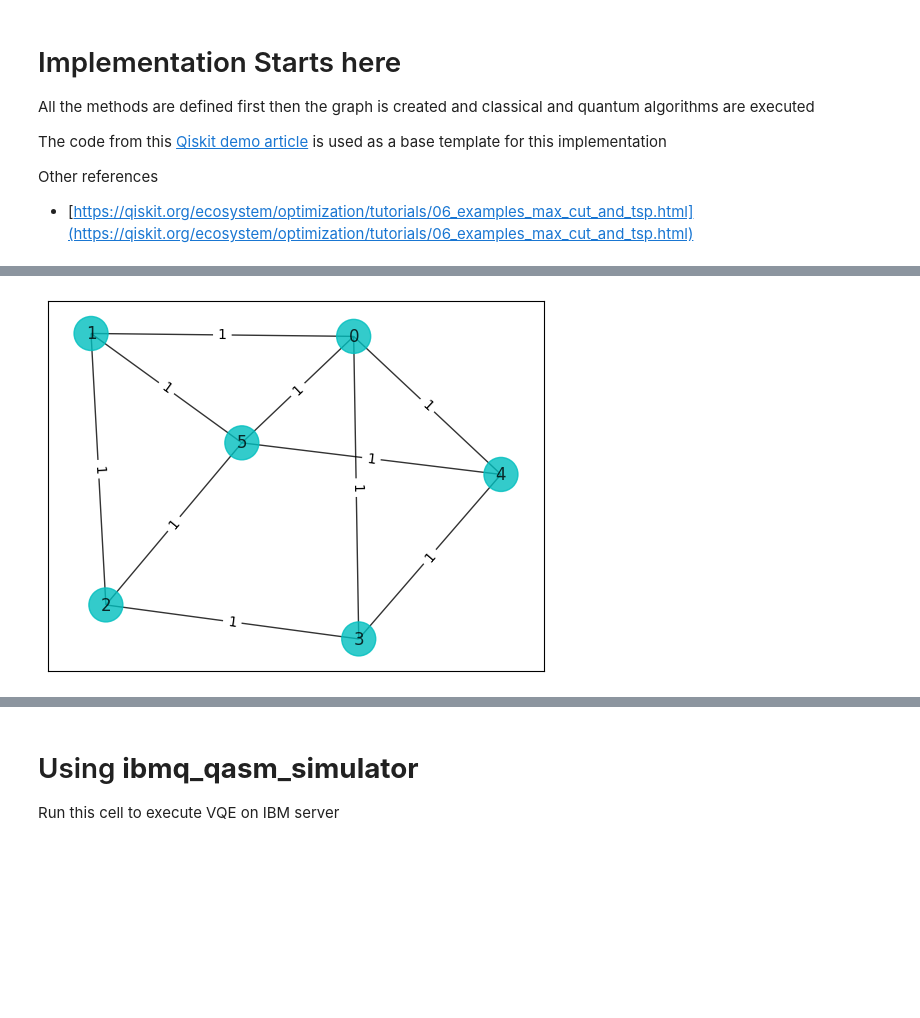
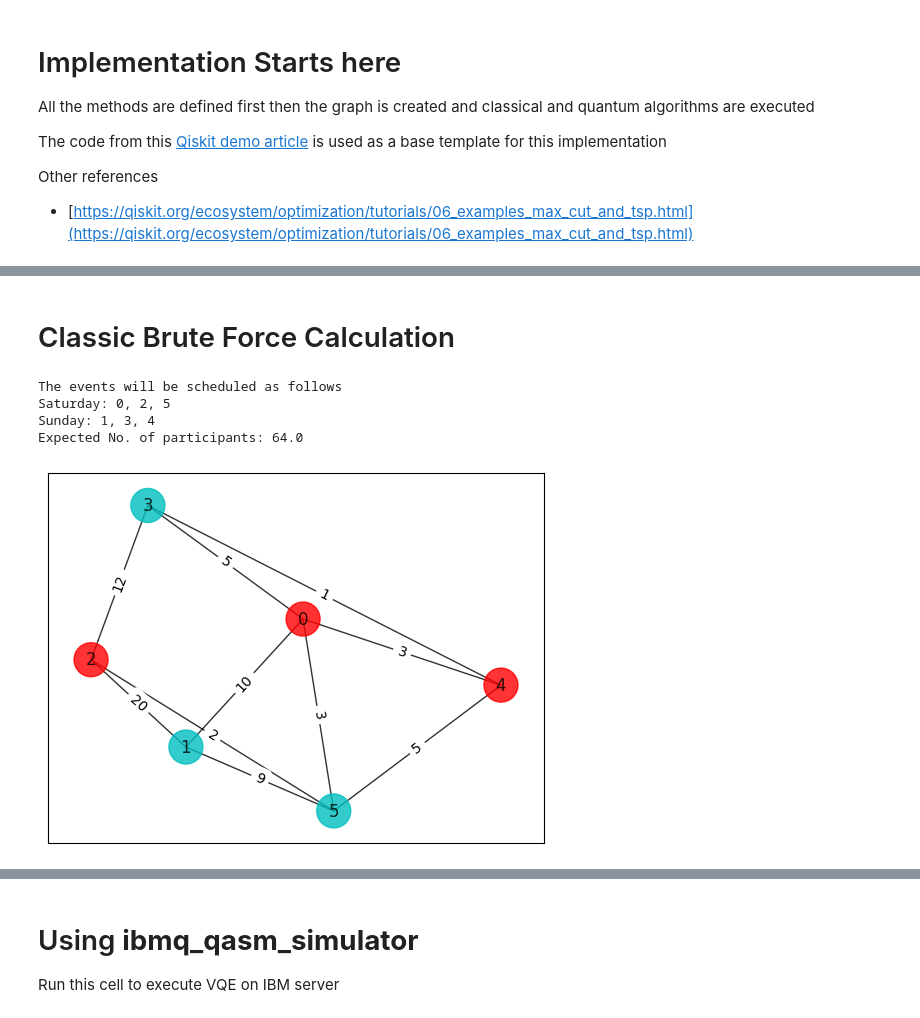
Before and after one commit to jashgopani/maxcut-vqe, a Jupyter notebook: maxcut_vqe.ipynb, the cells around one changed output, grey strips where cells are left out. Cells and saved outputs as stored; diff of their text form; code cells hidden in the pictures; blank space fills up the shorter version.

```diff
--- a/maxcut_vqe.ipynb
+++ b/maxcut_vqe.ipynb
@@ -75,3 +123,34 @@ def draw_graph(G, colors, pos):
+# %% [markdown]
+# Classic Brute Force Calculation
+# %%
+w = np.zeros([n, n])
+for i in range(n):
+    for j in range(n):
+        temp = G.get_edge_data(i, j, default=0)
+        if temp != 0:
+            w[i, j] = temp["weight"]
+
+best_cost_brute = 0
+for b in range(2**n):
+    x = [int(t) for t in reversed(list(bin(b)[2:].zfill(n)))]
+    cost = 0
+    for i in range(n):
+        for j in range(n):
+            cost = cost + w[i, j] * x[i] * (1 - x[j])
+    if best_cost_brute < cost:
+        best_cost_brute = cost
+        best_event_schedule = x
+    # print("case = " + str(x) + " cost = " + str(cost))
+
+colors = ["r" if best_event_schedule[i] == 0 else "c" for i in range(n)]
+print_explanation("".join(map(str,best_event_schedule)),best_cost_brute)
+draw_graph(G, colors, nx.spring_layout(G))
+# %% [output]
+The events will be scheduled as follows
+Saturday: 0, 2, 5
+Sunday: 1, 3, 4
+Expected No. of participants: 64.0
+[figure, added]
 # %%
 def draw_circuit(qc: QuantumCircuit):
     qc.draw(output='mpl', style='clifford')
@@ -151,21 +216,4 @@ def cost_func(params, ansatz, hamiltonian, estimator, intermediate_data, num_par
         print("Iters. done: {}, Params: {}, Current cost: {}".format(
             intermediate_data["iters"], params, energy))
     return energy
-# %%
-# Defining a graph
-n = 6
-list_edges = [[0, 1], [1, 2], [2, 5],
-              [0, 3], [1, 5], [3, 4],
-              [0, 4], [2, 3], [4, 5],
-              [0, 5], [2, 5]]
-
-elist = [(x, y, 1) for x, y in list_edges]
-
-G = nx.Graph()
-G.add_weighted_edges_from(elist)
-colors = ["c" for i in range(n)]
-draw_graph(G, colors, nx.spring_layout(G))
-plt.show()
-# %% [output]
-[figure, removed]
 # %%
```
Also changed, not shown: parts of 16 cells of this notebook, 4 other files.
